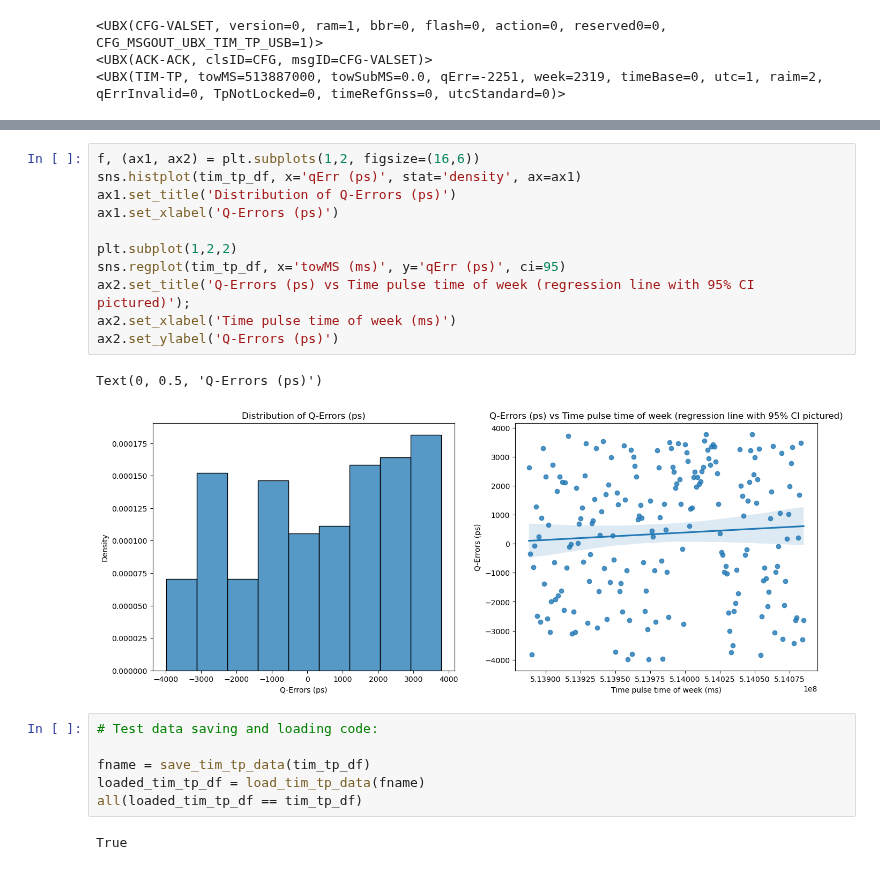
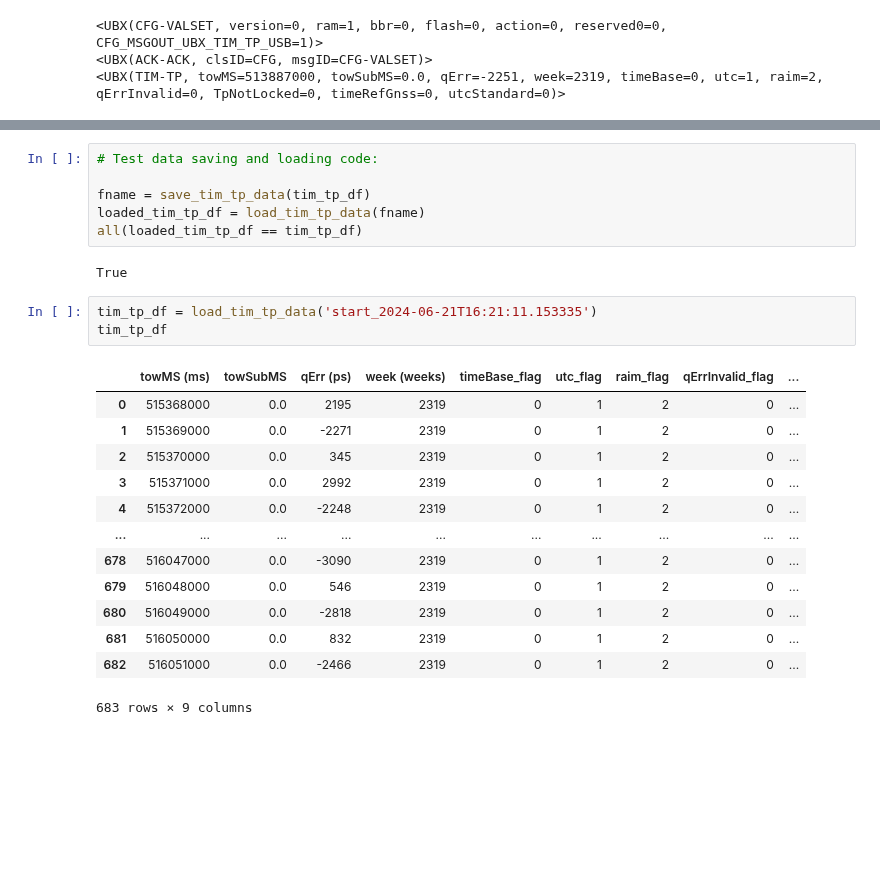
Before and after one commit to panoseti/panoseti, a Jupyter notebook: dgnss/dgnss_read_tim-tp_packets.ipynb, the cells around one changed output, grey strips where cells are left out. Cells and saved outputs as stored; diff of their text form; blank space fills up the shorter version.

```diff
--- a/dgnss/dgnss_read_tim-tp_packets.ipynb
+++ b/dgnss/dgnss_read_tim-tp_packets.ipynb
@@ -146,17 +115,3 @@ memory usage: 15.5 KB
-# %%
-f, (ax1, ax2) = plt.subplots(1,2, figsize=(16,6))
-sns.histplot(tim_tp_df, x='qErr (ps)', stat='density', ax=ax1)
-ax1.set_title('Distribution of Q-Errors (ps)')
-ax1.set_xlabel('Q-Errors (ps)')
-
-plt.subplot(1,2,2)
-sns.regplot(tim_tp_df, x='towMS (ms)', y='qErr (ps)', ci=95)
-ax2.set_title('Q-Errors (ps) vs Time pulse time of week (regression line with 95% CI pictured)');
-ax2.set_xlabel('Time pulse time of week (ms)')
-ax2.set_ylabel('Q-Errors (ps)')
-# %% [output]
-Text(0, 0.5, 'Q-Errors (ps)')
-[figure, old version]
 # %%
 # Test data saving and loading code:
 
@@ -165,3 +120,20 @@ loaded_tim_tp_df = load_tim_tp_data(fname)
 all(loaded_tim_tp_df == tim_tp_df)
 # %% [output]
 True
+# %%
+tim_tp_df = load_tim_tp_data('start_2024-06-21T16:21:11.153335')
+tim_tp_df
+# %% [output]
+|  | towMS (ms) | towSubMS | qErr (ps) | week (weeks) | timeBase_flag | utc_flag | raim_flag | qErrInvalid_flag | ... |
+| 0 | 515368000 | 0.0 | 2195 | 2319 | 0 | 1 | 2 | 0 | ... |
+| 1 | 515369000 | 0.0 | -2271 | 2319 | 0 | 1 | 2 | 0 | ... |
+| 2 | 515370000 | 0.0 | 345 | 2319 | 0 | 1 | 2 | 0 | ... |
+| 3 | 515371000 | 0.0 | 2992 | 2319 | 0 | 1 | 2 | 0 | ... |
+| 4 | 515372000 | 0.0 | -2248 | 2319 | 0 | 1 | 2 | 0 | ... |
+| ... | ... | ... | ... | ... | ... | ... | ... | ... | ... |
+| 678 | 516047000 | 0.0 | -3090 | 2319 | 0 | 1 | 2 | 0 | ... |
+| 679 | 516048000 | 0.0 | 546 | 2319 | 0 | 1 | 2 | 0 | ... |
+| 680 | 516049000 | 0.0 | -2818 | 2319 | 0 | 1 | 2 | 0 | ... |
+| 681 | 516050000 | 0.0 | 832 | 2319 | 0 | 1 | 2 | 0 | ... |
+| 682 | 516051000 | 0.0 | -2466 | 2319 | 0 | 1 | 2 | 0 | ... |
+683 rows × 9 columns
```
Also changed, not shown: parts of 4 cells of this notebook.
